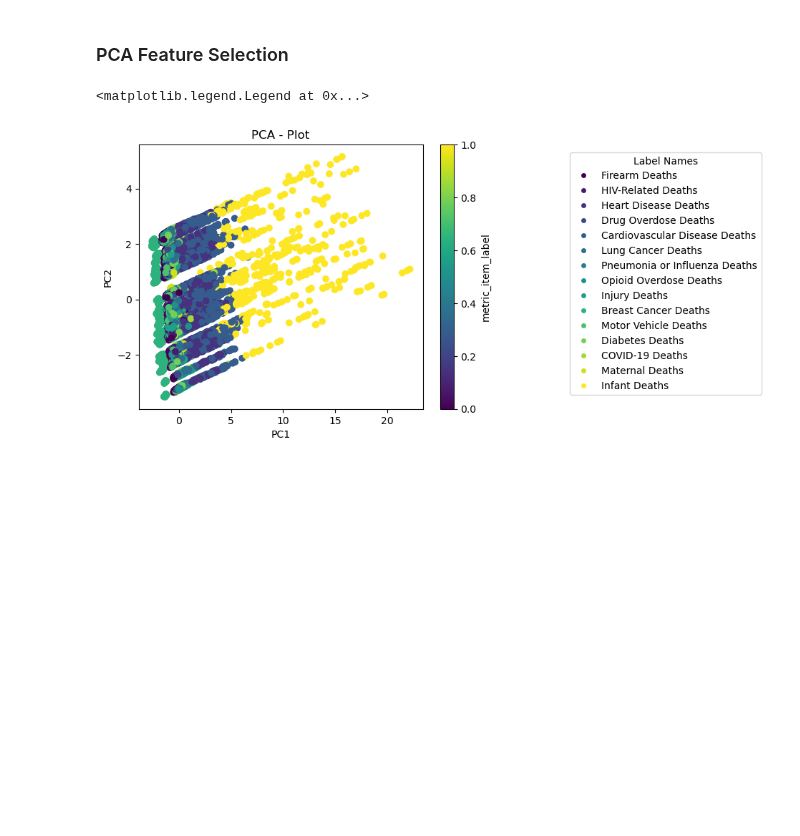
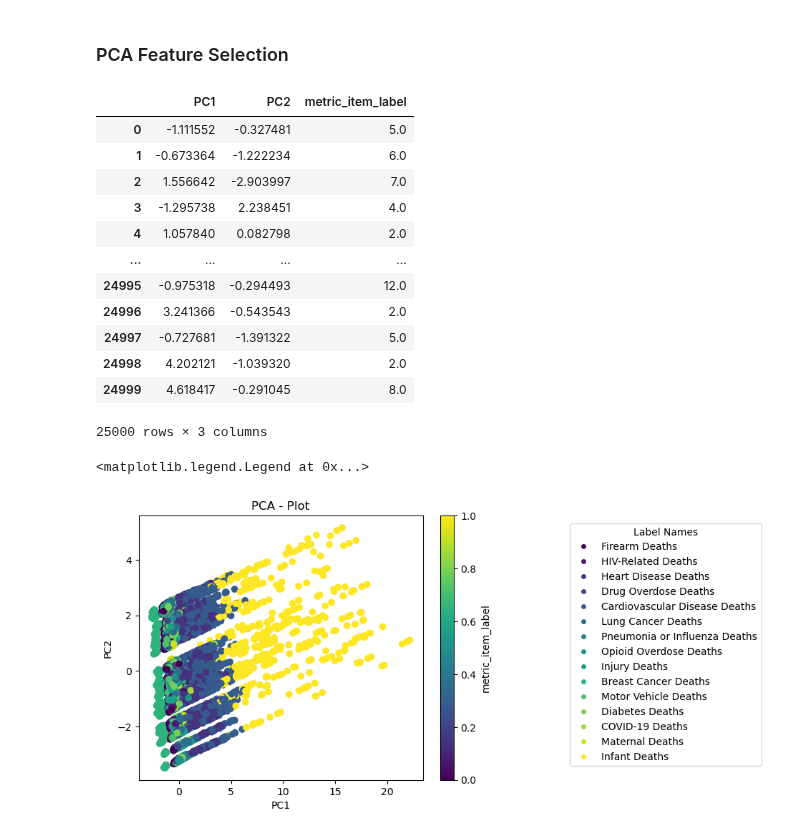
Before and after one commit to kohlerch/G4C-Project, a Jupyter notebook: Project/big-cities-health/PCA.ipynb, the cells around one changed output. Drawn from its saved outputs; the diff is of its cells as text; code cells hidden in the pictures; blank space fills up the shorter version.

```diff
--- a/Project/big-cities-health/PCA.ipynb
+++ b/Project/big-cities-health/PCA.ipynb
@@ -105,6 +117,22 @@ X_pca = pca.fit_transform(X_scaled)
 # %%
 data_pca = pd.DataFrame(X_pca, columns=['PC1', 'PC2'])
 data_pca['metric_item_label'] = y
+# %%
+data_pca
+# %% [output]
+|  | PC1 | PC2 | metric_item_label |
+| 0 | -1.111552 | -0.327481 | 5.0 |
+| 1 | -0.673364 | -1.222234 | 6.0 |
+| 2 | 1.556642 | -2.903997 | 7.0 |
+| 3 | -1.295738 | 2.238451 | 4.0 |
+| 4 | 1.057840 | 0.082798 | 2.0 |
+| ... | ... | ... | ... |
+| 24995 | -0.975318 | -0.294493 | 12.0 |
+| 24996 | 3.241366 | -0.543543 | 2.0 |
+| 24997 | -0.727681 | -1.391322 | 5.0 |
+| 24998 | 4.202121 | -1.039320 | 2.0 |
+| 24999 | 4.618417 | -0.291045 | 8.0 |
+25000 rows × 3 columns
 # %%
 unique_labels = data_pca['metric_item_label'].unique()
 num_labels = len(unique_labels)
```
Also changed, not shown: parts of 11 cells of this notebook, 2 other files.
